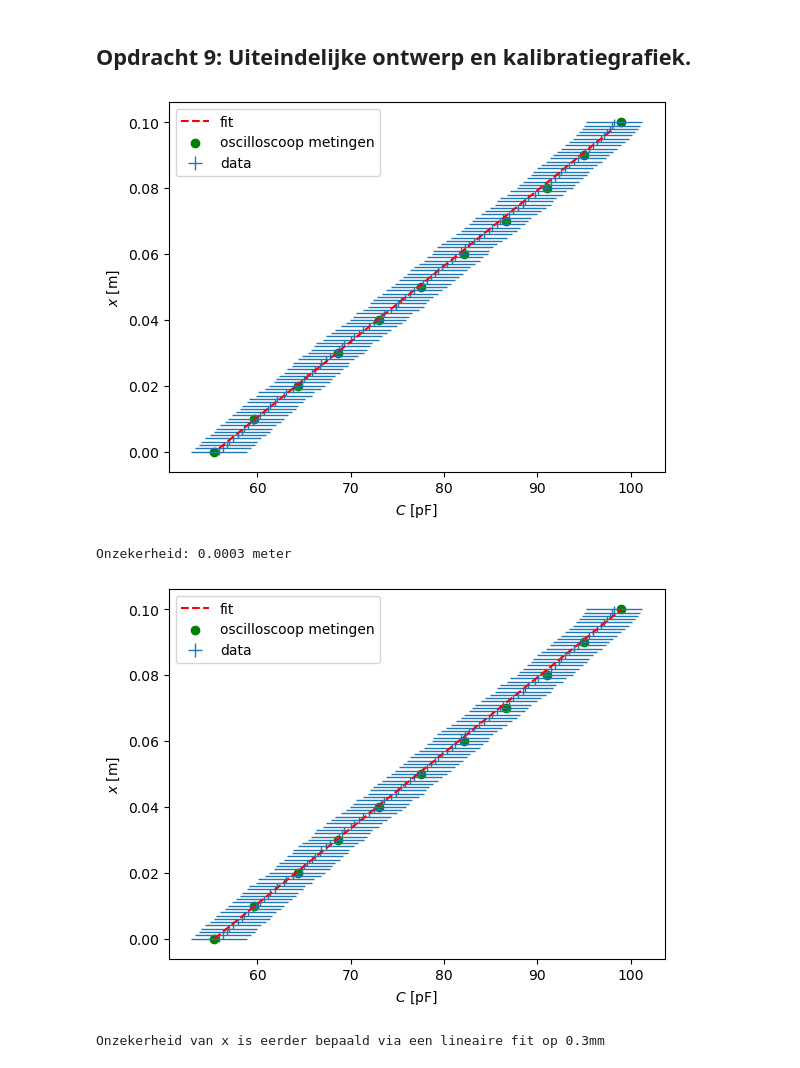
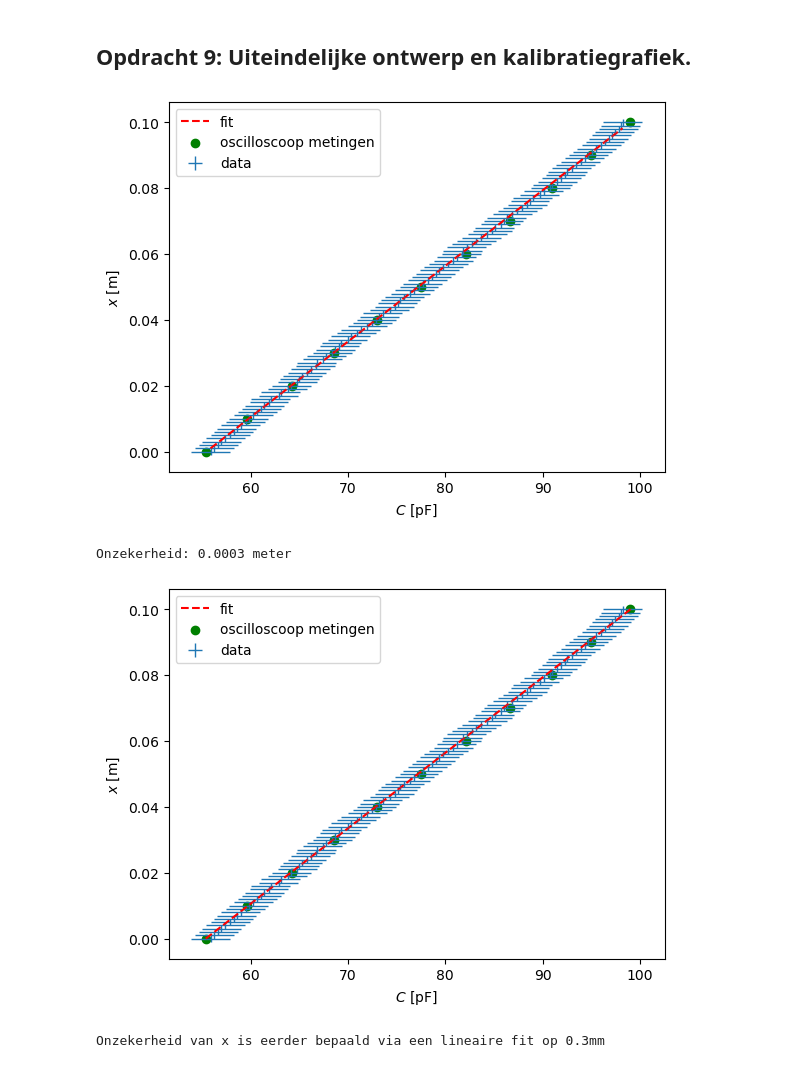
Before and after one commit to fKogelTU/opdrachten-DEF-D, a Jupyter notebook: FysiekeOntwerpopdrachten/2OntwerpEenSensorCondensator/DEFOntwerpopdracht2OntwerpEenSensorInvulTemplate.ipynb, the cells around one changed output. Drawn from its saved outputs; the diff is of its cells as text; code cells hidden in the pictures.

```diff
--- a/FysiekeOntwerpopdrachten/2OntwerpEenSensorCondensator/DEFOntwerpopdracht2OntwerpEenSensorInvulTemplate.ipynb
+++ b/FysiekeOntwerpopdrachten/2OntwerpEenSensorCondensator/DEFOntwerpopdracht2OntwerpEenSensorInvulTemplate.ipynb
@@ -144,8 +144,8 @@ popt,pcov = curve_fit(c_from_x,afstanden,capaciteiten)
 ytest = np.linspace(np.min(afstanden),np.max(afstanden),100)
 xtest = c_from_x(ytest,popt[0])
 
-plt.figure()
-plt.errorbar(capaciteiten,afstanden,xerr=3,yerr=1e-3,linewidth=0,marker='.',markersize=0.5, elinewidth=1,label='data')
+plt.figure()                                                                                                           # 2 piocofarad onzekerheid komt van schommelingen van arduino
+plt.errorbar(capaciteiten,afstanden,xerr=2,yerr=1e-3,linewidth=0,marker='.',markersize=0.5, elinewidth=1,label='data') # 1mm onzekerheid komt van 1mm streepjes op stuk plastic
 plt.plot(xtest,ytest,'r--',label='fit')
 plt.scatter(oscilloscoopMetingen, np.linspace(0, 100e-3, 11), color='green', label='oscilloscoop metingen')
 plt.xlabel('$C$ [pF]')
@@ -186,8 +186,8 @@ popt,pcov = curve_fit(c_from_x,afstanden,capaciteiten)
 ytest = np.linspace(np.min(afstanden),np.max(afstanden),100)
 xtest = c_from_x(ytest,popt[0])
 
-plt.figure()
-plt.errorbar(capaciteiten,afstanden,xerr=3,yerr=1e-3,linewidth=0,marker='.',markersize=0.5, elinewidth=1,label='data')
+plt.figure()                                                                                                           # 2 piocofarad onzekerheid komt van schommelingen van arduino
+plt.errorbar(capaciteiten,afstanden,xerr=2,yerr=1e-3,linewidth=0,marker='.',markersize=0.5, elinewidth=1,label='data') # 1mm onzekerheid komt van 1mm streepjes op stuk plastic
 plt.plot(xtest,ytest,'r--',label='fit')
 plt.scatter(oscilloscoopMetingen, np.linspace(0, 100e-3, 11), color='green', label='oscilloscoop metingen')
 plt.xlabel('$C$ [pF]')
@@ -263,8 +266,8 @@ popt,pcov = curve_fit(func,capaciteiten,afstanden)
 xtest = np.linspace(np.min(capaciteiten),np.max(capaciteiten),100)
 ytest = func(xtest,popt[0],popt[1])
 
-plt.figure()
-plt.errorbar(capaciteiten,afstanden,xerr=3,yerr=1e-3,linewidth=0,marker='.',markersize=0.5, elinewidth=1,label='data')
+plt.figure()                                                                                                           # 2 piocofarad onzekerheid komt van schommelingen van arduino
+plt.errorbar(capaciteiten,afstanden,xerr=2,yerr=1e-3,linewidth=0,marker='.',markersize=0.5, elinewidth=1,label='data') # 1mm onzekerheid komt van 1mm streepjes op stuk plastic
 plt.plot(xtest,ytest,'r--',label='fit')
 plt.scatter(oscilloscoopMetingen, np.linspace(0, 100e-3, 11), color='green', label='oscilloscoop metingen')
 plt.xlabel('$C$ [pF]')
@@ -280,36 +283,36 @@ print("Onzekerheid:", round(func(0.1, np.sqrt(pcov[0][0]), np.sqrt(pcov[1][1])),
 # Tweede manier met natuurkundige fit:
 
 # Plot hier je oorspronkelijke en je uiteindelijke kalibratiegrafieken, fit daar een bijpassende lijn door
 import numpy as np
 import matplotlib.pyplot as plt
 from scipy.optimize import curve_fit
 afstanden = np.linspace(0,100,101)*1e-3
 capaciteiten = np.array([55.9,56.3,56.7,57.0,57.4,57.9,58.3,58.6,59.0,59.5,59.8,60.3,60.7,61.1,61.4,61.9,62.1,62.9,63.1,63.8,64.2,64.8,65.0,65.3,65.8,66.2,66.7,66.8,67.4,67.8,68.4,68.7,69.1,69.3,70.0,70.3,70.9,71.3,72.0,72.5,72.9,73.2,73.6,74.3,74.8,75.1,75.4,75.8,76.4,76.8,77.3,77.7,78.2,78.6,79.0,79.4,79.8,80.3,80.8,81.2,81.7,81.8,82.2,82.7,83.2,83.7,84.3,84.8,85.1,85.7,86.0,86.3,86.9,87.4,87.9,88.4,88.7,89.0,89.7,90.1,90.8,91.0,91.5,91.9,92.3,92.5,93.0,93.4,93.9,94.3,94.7,95.1,95.5,96.0,96.4,96.8,97.1,97.4,97.8,98.0,98.2])
 oscilloscoopMetingen = np.array([55.4, 59.6, 64.3, 68.6, 73.0, 77.5, 82.1, 86.6, 91.0, 95.0, 99.0])
 
 
 def c_from_x(x, Er):
     A_pvc = (8e-2)*x
     A_air = A_tot-A_pvc
     C = C0 * ((A_pvc*Er+A_air*er_lucht)/(A_tot*er_lucht))
     return C
 
 popt,pcov = curve_fit(c_from_x,afstanden,capaciteiten)
 ytest = np.linspace(np.min(afstanden),np.max(afstanden),100)
 xtest = c_from_x(ytest,popt[0])
 
-plt.figure()
-plt.errorbar(capaciteiten,afstanden,xerr=3,yerr=1e-3,linewidth=0,marker='.',markersize=0.5, elinewidth=1,label='data')
+plt.figure()                                                                                                           # 2 piocofarad onzekerheid komt van schommelingen van arduino
+plt.errorbar(capaciteiten,afstanden,xerr=2,yerr=1e-3,linewidth=0,marker='.',markersize=0.5, elinewidth=1,label='data') # 1mm onzekerheid komt van 1mm streepjes op stuk plastic
 plt.plot(xtest,ytest,'r--',label='fit')
 plt.scatter(oscilloscoopMetingen, np.linspace(0, 100e-3, 11), color='green', label='oscilloscoop metingen')
 plt.xlabel('$C$ [pF]')
 plt.ylabel('$x$ [m]')
 plt.legend()
 plt.show()
 print("Onzekerheid van x is eerder bepaald via een lineaire fit op 0.3mm")
 # Aangepast is dat in de arduino software nu een afstand in meters wordt gereturned, omdat het systeem al dermate precies was dat er nog weinig iteratie nodig was
 # %% [output]
-[figure, old version]
+[figure, new version]
 Onzekerheid: 0.0003 meter
-[figure, old version]
+[figure, new version]
 Onzekerheid van x is eerder bepaald via een lineaire fit op 0.3mm
```
Also changed, not shown: parts of 3 cells of this notebook.
